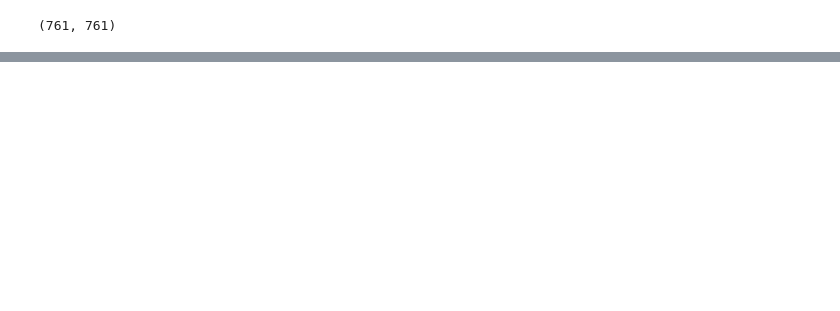
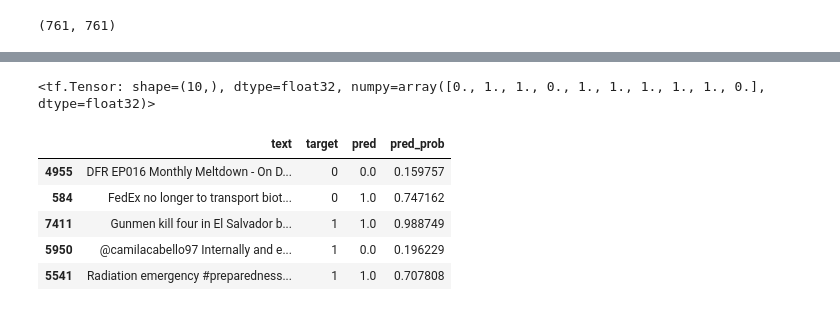
Before and after one commit to ParsaSinichi/Tensorflow_DL, a Jupyter notebook: NLP.ipynb, the cells around one changed output, grey strips where cells are left out. Cells and saved outputs as stored; diff of their text form; code cells hidden in the pictures; blank space fills up the shorter version.

```diff
--- a/NLP.ipynb
+++ b/NLP.ipynb
@@ -1055,0 +1169,4 @@ Epoch 5/5
+# %%
+# Import previously trained model from Google Storage
+model_6_pretrained = tf.keras.models.load_model("08_model_6_USE_feature_extractor")
+model_6_pretrained.evaluate(val_sentences, val_labels)
@@ -1055,0 +1178,21 @@ Epoch 5/5
+# %%
+# Make predictions with the loaded model from GS
+model_6_pretrained_pred_probs = model_6_pretrained.predict(val_sentences)
+model_6_pretrained_preds = tf.squeeze(tf.round(model_6_pretrained_pred_probs))
+model_6_pretrained_preds[:10] # these should be in label format
+# %% [output]
+<tf.Tensor: shape=(10,), dtype=float32, numpy=array([0., 1., 1., 0., 1., 1., 1., 1., 1., 0.], dtype=float32)>
+# %%
+# Create DataFrame with validation sentences, validation labels and best performing model prediction labels + probabilities
+val_df = pd.DataFrame({"text": val_sentences,
+                       "target": val_labels,
+                       "pred": model_6_pretrained_preds,
+                       "pred_prob": tf.squeeze(model_6_pretrained_pred_probs)})
+val_df.head()
+# %% [output]
+|  | text | target | pred | pred_prob |
+| 4955 | DFR EP016 Monthly Meltdown - On D... | 0 | 0.0 | 0.159757 |
+| 584 | FedEx no longer to transport biot... | 0 | 1.0 | 0.747162 |
+| 7411 | Gunmen kill four in El Salvador b... | 1 | 1.0 | 0.988749 |
+| 5950 | @camilacabello97 Internally and e... | 1 | 0.0 | 0.196229 |
+| 5541 | Radiation emergency #preparedness... | 1 | 1.0 | 0.707808 |
```
Also changed, not shown: parts of 51 cells of this notebook.
